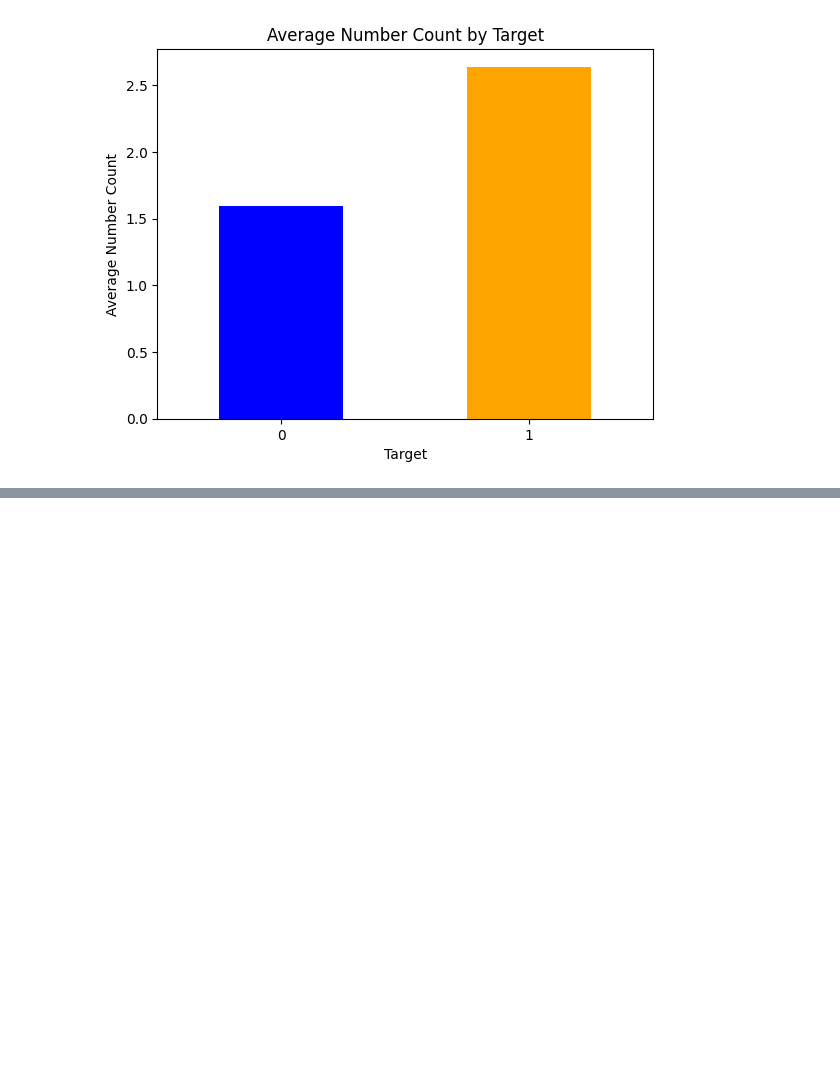
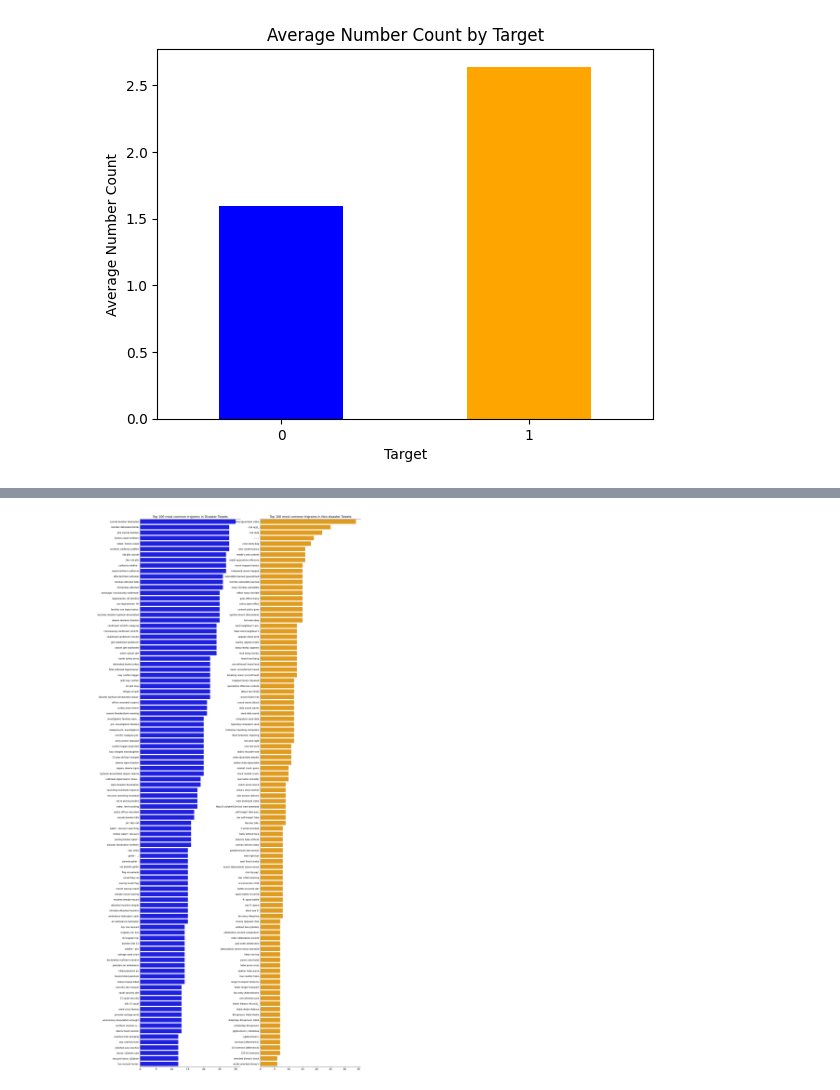
Before and after one commit to mikymatt01/Disaster-Tweets-Classification, a Jupyter notebook: data-analysis.ipynb, the cells around one changed output, grey strips where cells are left out. Cells and saved outputs as stored; diff of their text form; code cells hidden in the pictures; blank space fills up the shorter version.

```diff
--- a/data-analysis.ipynb
+++ b/data-analysis.ipynb
@@ -906,0 +997,19 @@ Name: number_count, dtype: float64
+# %%
+fig, axes = plt.subplots(ncols=2, figsize=(20, 50), dpi=100)
+
+sns.barplot(y=df_disaster_trigrams[0].values[:N], x=df_disaster_trigrams[1].values[:N], ax=axes[0], color='blue')
+sns.barplot(y=df_nondisaster_trigrams[0].values[:N], x=df_nondisaster_trigrams[1].values[:N], ax=axes[1], color='orange')
+
+for i in range(2):
+    axes[i].spines['right'].set_visible(False)
+    axes[i].set_xlabel('')
+    axes[i].set_ylabel('')
+    axes[i].tick_params(axis='x', labelsize=13)
+    axes[i].tick_params(axis='y', labelsize=11)
+
+axes[0].set_title(f'Top {N} most common trigrams in Disaster Tweets', fontsize=15)
+axes[1].set_title(f'Top {N} most common trigrams in Non-disaster Tweets', fontsize=15)
+
+plt.show()
+# %% [output]
+[figure, added]
```
Also changed, not shown: parts of 7 cells of this notebook, 1 other file.
